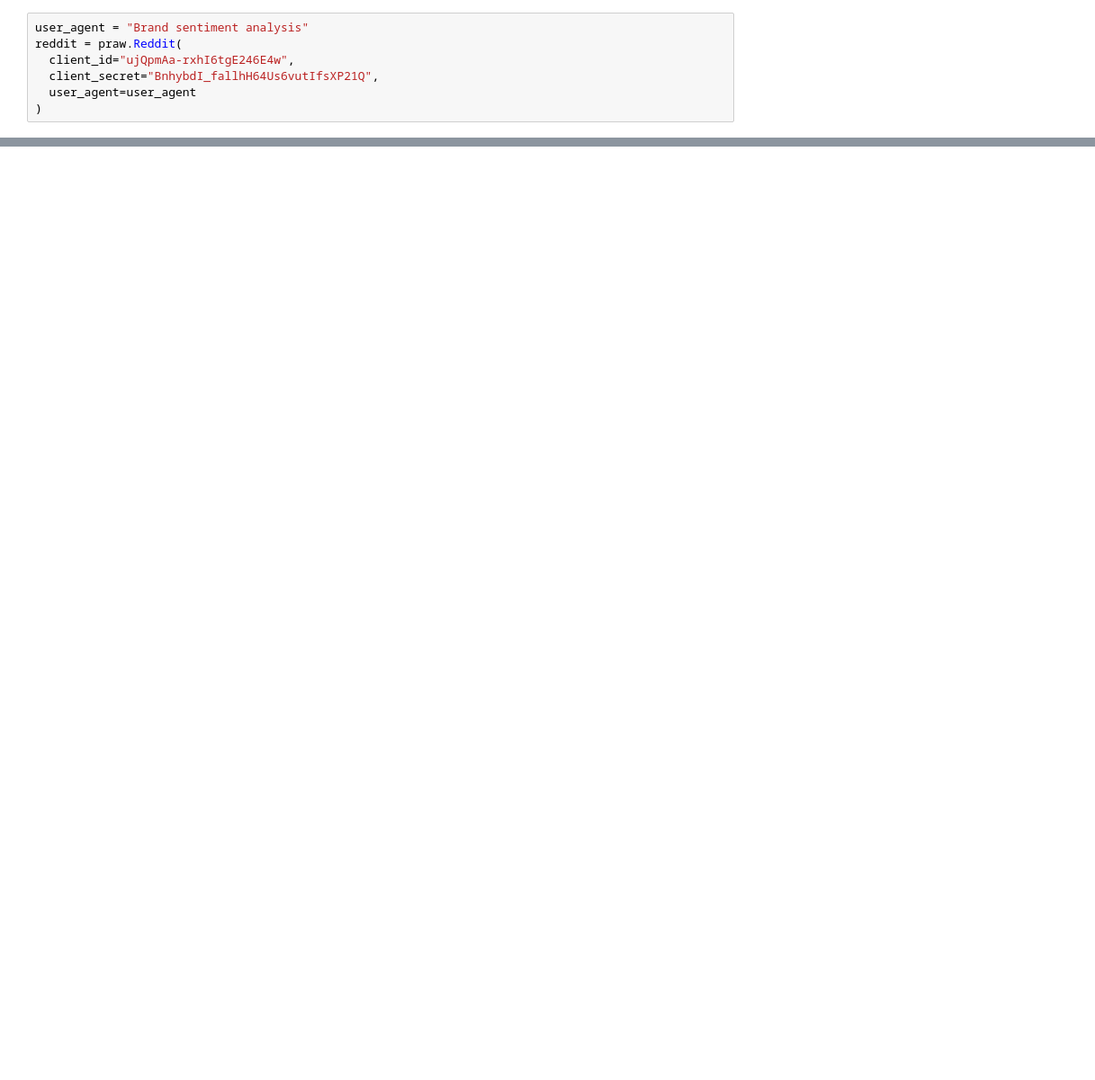
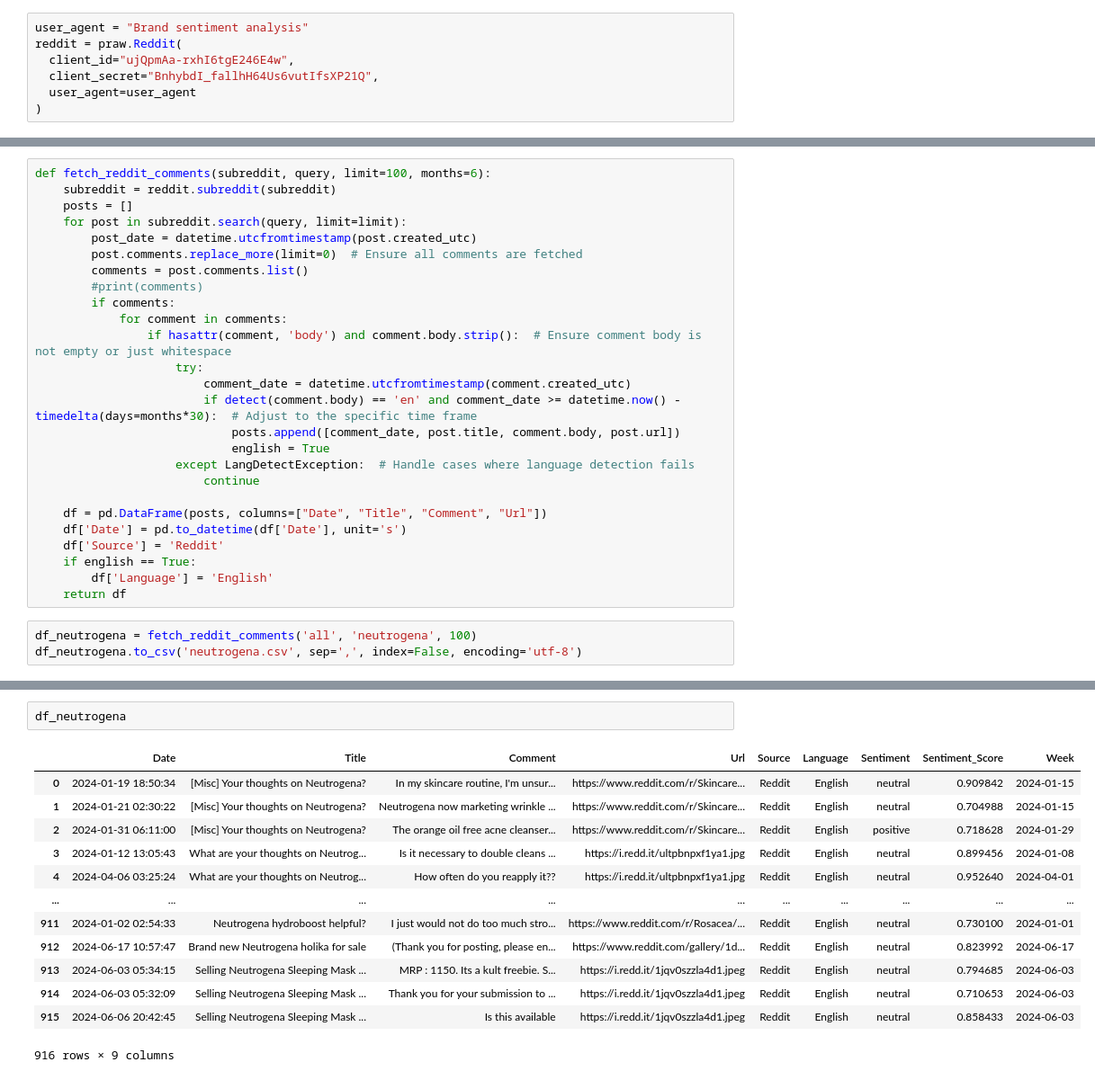
Before and after one commit to 3L1NK/Brand_Analysis_Dashboard, a Jupyter notebook: reddit_sentiment/reddit_sentiment_analysis.ipynb, the cells around one changed output, grey strips where cells are left out. Shown at 90% size. Drawn from its saved outputs; the diff is of its cells as text; blank space fills up the shorter version.

```diff
--- a/reddit_sentiment/reddit_sentiment_analysis.ipynb
+++ b/reddit_sentiment/reddit_sentiment_analysis.ipynb
@@ -99,0 +15,29 @@ plt.show()
+# %%
+def fetch_reddit_comments(subreddit, query, limit=100, months=6):
+    subreddit = reddit.subreddit(subreddit)
+    posts = []
+    for post in subreddit.search(query, limit=limit):
+        post_date = datetime.utcfromtimestamp(post.created_utc)
+        post.comments.replace_more(limit=0)  # Ensure all comments are fetched
+        comments = post.comments.list()
+        #print(comments)
+        if comments:
+            for comment in comments:
+                if hasattr(comment, 'body') and comment.body.strip():  # Ensure comment body is not empty or just whitespace
+                    try:
+                        comment_date = datetime.utcfromtimestamp(comment.created_utc)
+                        if detect(comment.body) == 'en' and comment_date >= datetime.now() - timedelta(days=months*30):  # Adjust to the specific time frame
+                            posts.append([comment_date, post.title, comment.body, post.url])
+                            english = True
+                    except LangDetectException:  # Handle cases where language detection fails
+                        continue
+
+    df = pd.DataFrame(posts, columns=["Date", "Title", "Comment", "Url"])
+    df['Date'] = pd.to_datetime(df['Date'], unit='s')
+    df['Source'] = 'Reddit'
+    if english == True:
+        df['Language'] = 'English'
+    return df
+# %%
+df_neutrogena = fetch_reddit_comments('all', 'neutrogena', 100)
+df_neutrogena.to_csv('neutrogena.csv', sep=',', index=False, encoding='utf-8')
@@ -99,0 +68,16 @@ plt.show()
+# %%
+df_neutrogena
+# %% [output]
+|  | Date | Title | Comment | Url | Source | Language | Sentiment | Sentiment_Score | Week |
+| 0 | 2024-01-19 18:50:34 | [Misc] Your thoughts on Neutrogena? | In my skincare routine, I'm unsur... | https://www.reddit.com/r/Skincare... | Reddit | English | neutral | 0.909842 | 2024-01-15 |
+| 1 | 2024-01-21 02:30:22 | [Misc] Your thoughts on Neutrogena? | Neutrogena now marketing wrinkle ... | https://www.reddit.com/r/Skincare... | Reddit | English | neutral | 0.704988 | 2024-01-15 |
+| 2 | 2024-01-31 06:11:00 | [Misc] Your thoughts on Neutrogena? | The orange oil free acne cleanser... | https://www.reddit.com/r/Skincare... | Reddit | English | positive | 0.718628 | 2024-01-29 |
+| 3 | 2024-01-12 13:05:43 | What are your thoughts on Neutrog... | Is it necessary to double cleans ... | https://i.redd.it/ultpbnpxf1ya1.jpg | Reddit | English | neutral | 0.899456 | 2024-01-08 |
+| 4 | 2024-04-06 03:25:24 | What are your thoughts on Neutrog... | How often do you reapply it?? | https://i.redd.it/ultpbnpxf1ya1.jpg | Reddit | English | neutral | 0.952640 | 2024-04-01 |
+| ... | ... | ... | ... | ... | ... | ... | ... | ... | ... |
+| 911 | 2024-01-02 02:54:33 | Neutrogena hydroboost helpful? | I just would not do too much stro... | https://www.reddit.com/r/Rosacea/... | Reddit | English | neutral | 0.730100 | 2024-01-01 |
+| 912 | 2024-06-17 10:57:47 | Brand new Neutrogena holika for sale | (Thank you for posting, please en... | https://www.reddit.com/gallery/1d... | Reddit | English | neutral | 0.823992 | 2024-06-17 |
+| 913 | 2024-06-03 05:34:15 | Selling Neutrogena Sleeping Mask ... | MRP : 1150. Its a kult freebie. S... | https://i.redd.it/1jqv0szzla4d1.jpeg | Reddit | English | neutral | 0.794685 | 2024-06-03 |
+| 914 | 2024-06-03 05:32:09 | Selling Neutrogena Sleeping Mask ... | Thank you for your submission to ... | https://i.redd.it/1jqv0szzla4d1.jpeg | Reddit | English | neutral | 0.710653 | 2024-06-03 |
+| 915 | 2024-06-06 20:42:45 | Selling Neutrogena Sleeping Mask ... | Is this available | https://i.redd.it/1jqv0szzla4d1.jpeg | Reddit | English | neutral | 0.858433 | 2024-06-03 |
+916 rows × 9 columns
```
Also changed, not shown: parts of 13 cells of this notebook, 11 other files.
